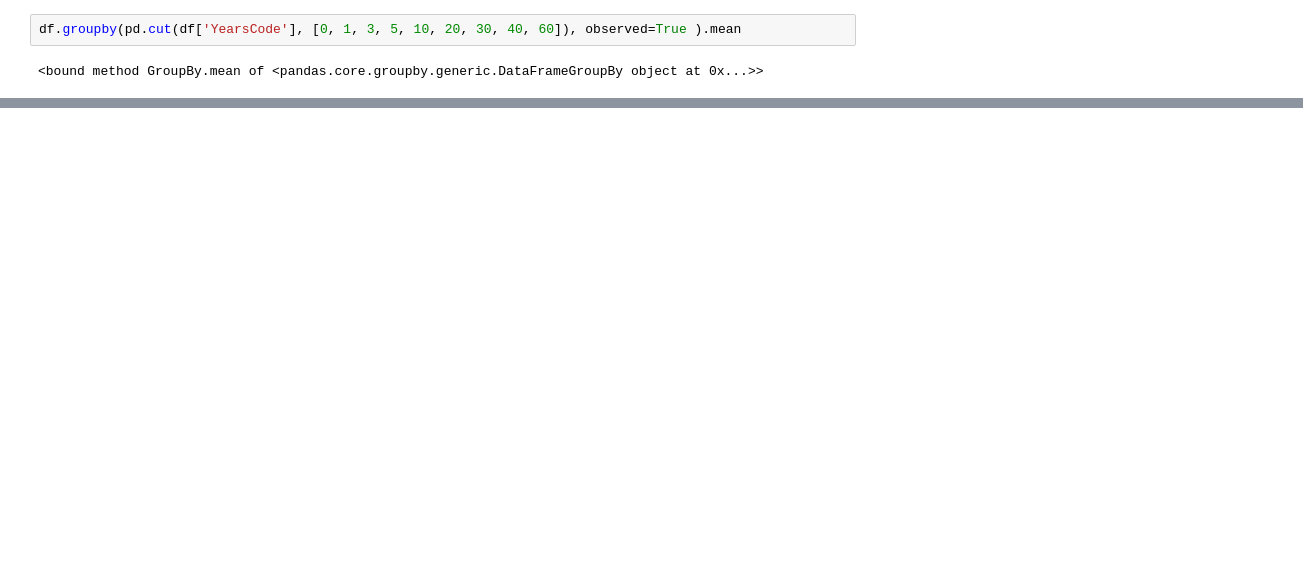
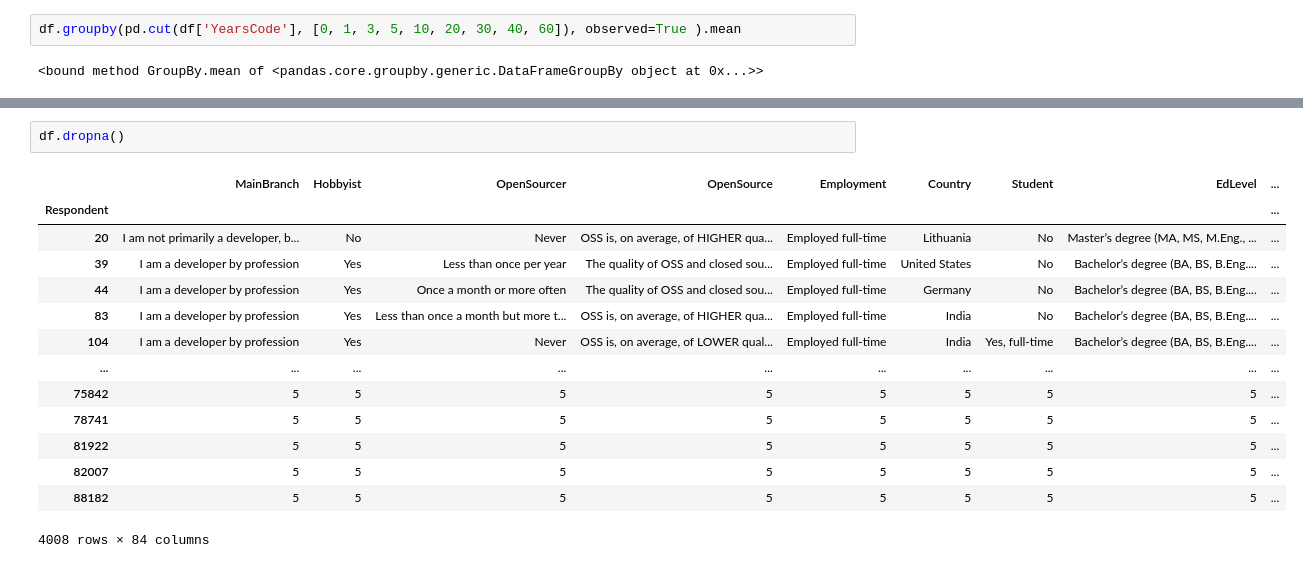
Before and after one commit to mofodreamer/pandas-tutorials, a Jupyter notebook: practice.ipynb, the cells around one changed output, grey strips where cells are left out. Cells and saved outputs as stored; diff of their text form; blank space fills up the shorter version.

```diff
--- a/practice.ipynb
+++ b/practice.ipynb
@@ -174,0 +175,17 @@ df
+# %%
+df.dropna()
+# %% [output]
+|  | MainBranch | Hobbyist | OpenSourcer | OpenSource | Employment | Country | Student | EdLevel | ... |
+| Respondent |  |  |  |  |  |  |  |  | ... |
+| 20 | I am not primarily a developer, b... | No | Never | OSS is, on average, of HIGHER qua... | Employed full-time | Lithuania | No | Master’s degree (MA, MS, M.Eng., ... | ... |
+| 39 | I am a developer by profession | Yes | Less than once per year | The quality of OSS and closed sou... | Employed full-time | United States | No | Bachelor’s degree (BA, BS, B.Eng.... | ... |
+| 44 | I am a developer by profession | Yes | Once a month or more often | The quality of OSS and closed sou... | Employed full-time | Germany | No | Bachelor’s degree (BA, BS, B.Eng.... | ... |
+| 83 | I am a developer by profession | Yes | Less than once a month but more t... | OSS is, on average, of HIGHER qua... | Employed full-time | India | No | Bachelor’s degree (BA, BS, B.Eng.... | ... |
+| 104 | I am a developer by profession | Yes | Never | OSS is, on average, of LOWER qual... | Employed full-time | India | Yes, full-time | Bachelor’s degree (BA, BS, B.Eng.... | ... |
+| ... | ... | ... | ... | ... | ... | ... | ... | ... | ... |
+| 75842 | 5 | 5 | 5 | 5 | 5 | 5 | 5 | 5 | ... |
+| 78741 | 5 | 5 | 5 | 5 | 5 | 5 | 5 | 5 | ... |
+| 81922 | 5 | 5 | 5 | 5 | 5 | 5 | 5 | 5 | ... |
+| 82007 | 5 | 5 | 5 | 5 | 5 | 5 | 5 | 5 | ... |
+| 88182 | 5 | 5 | 5 | 5 | 5 | 5 | 5 | 5 | ... |
+4008 rows × 84 columns
```
Also changed, not shown: parts of 3 cells of this notebook, 2 other files.
